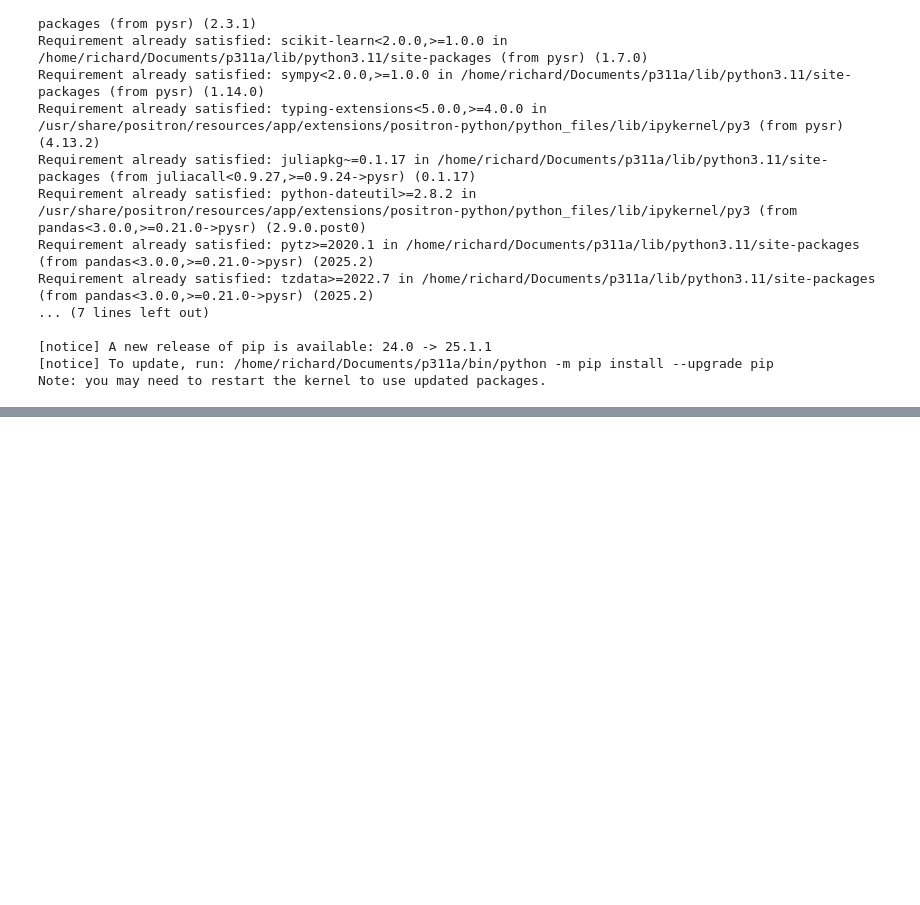
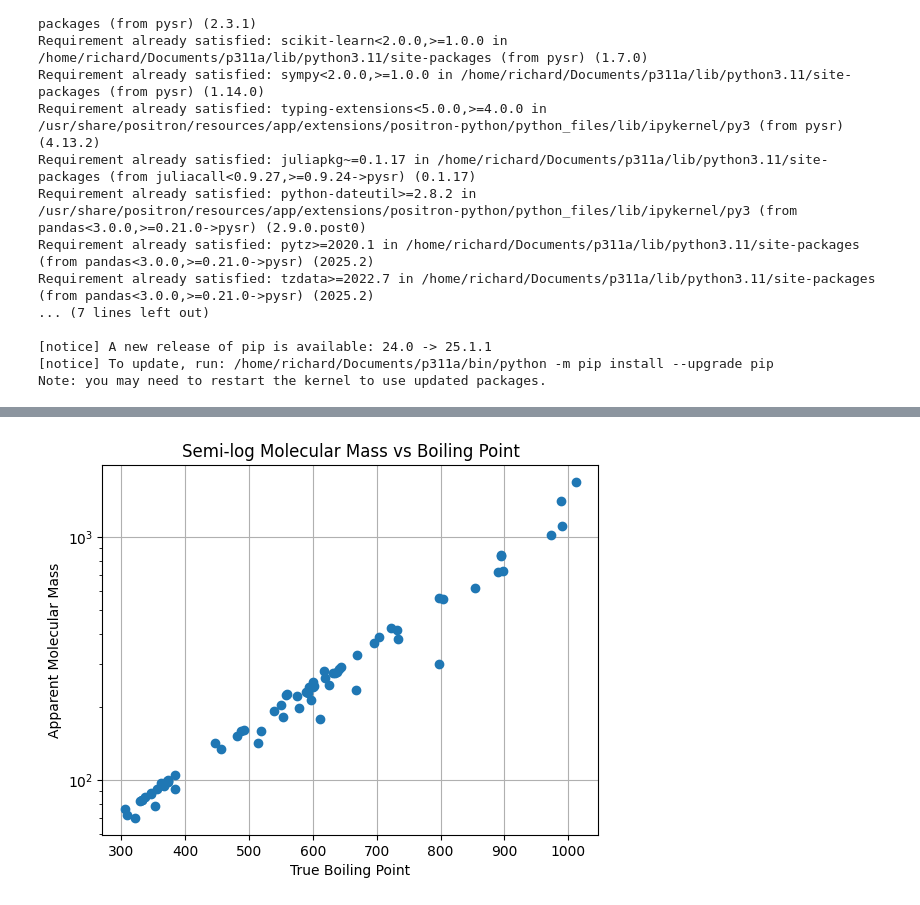
Before and after one commit to breranansi/IDC6940_RSH26, a Jupyter notebook: around3.ipynb, the cells around one changed output, grey strips where cells are left out. Drawn from its saved outputs; the diff is of its cells as text; code cells hidden in the pictures; blank space fills up the shorter version.

```diff
--- a/around3.ipynb
+++ b/around3.ipynb
@@ -125,0 +193,5 @@ PySRRegressor.equations_ = [
+# %%
+# Add New Prediction to Dataframe
+df['Fit_Mw_11']=y_pred
+# Calculate Correlation Coefficient between columns
+df.corr()
@@ -125,0 +205,10 @@ PySRRegressor.equations_ = [
+# %%
+plt.plot(df["TBP"],df["MW"],marker="o",linestyle="None")
+plt.xlabel('True Boiling Point')
+plt.ylabel('Apparent Molecular Mass')
+plt.title('Semi-log Molecular Mass vs Boiling Point')
+plt.yscale('log')
+plt.grid()
+plt.show()
+# %% [output]
+[figure, added]
```
Also changed, not shown: parts of 12 cells of this notebook, 24 other files.
